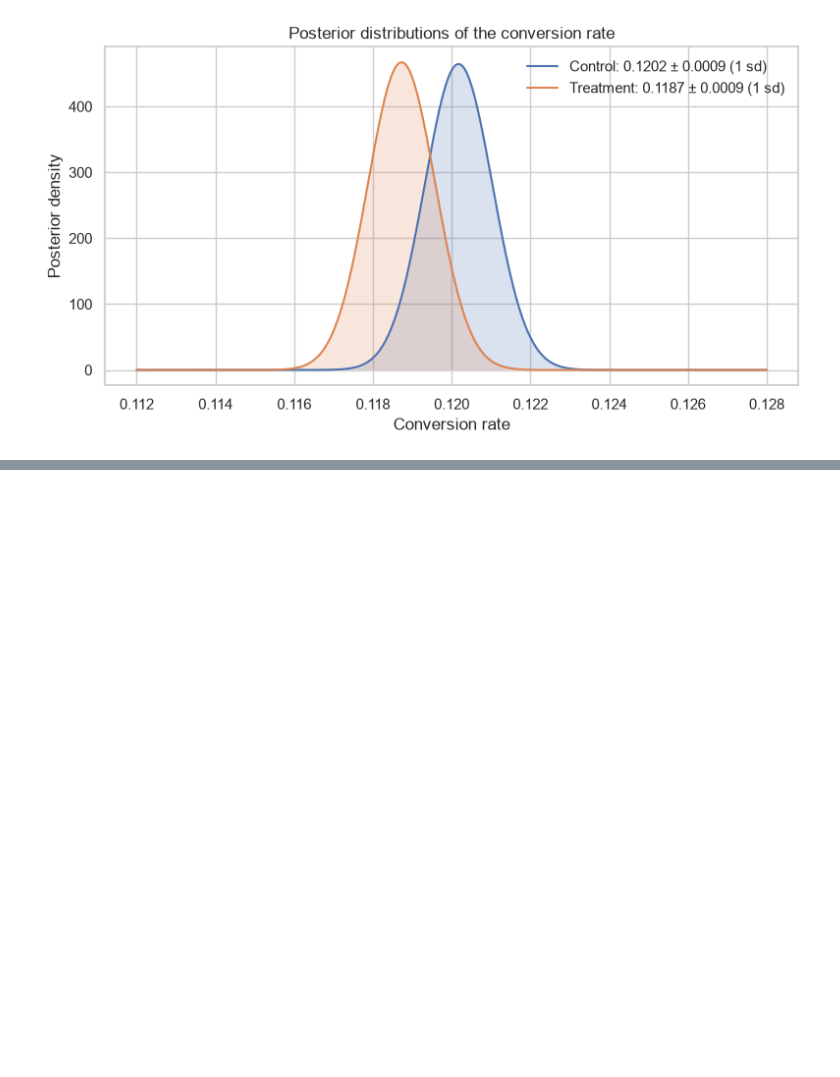
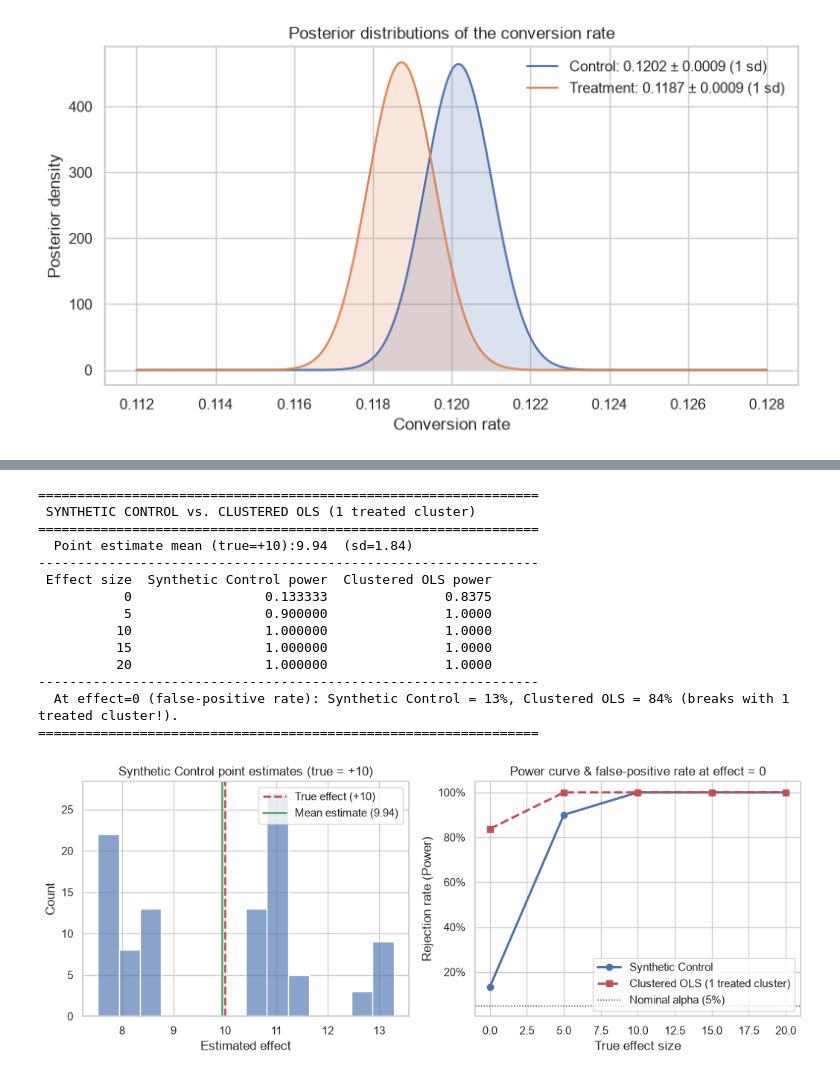
Before and after one commit to matheusbuniotto/ab-test-analytics, a Jupyter notebook: analysis.ipynb, the cells around one changed output, grey strips where cells are left out. Cells and saved outputs as stored; diff of their text form; code cells hidden in the pictures; blank space fills up the shorter version.

```diff
--- a/analysis.ipynb
+++ b/analysis.ipynb
@@ -176,0 +215,18 @@ All three approaches agree:
+# %%
+sc_power = run_synthetic_control_example()
+# %% [output]
+================================================================
+ SYNTHETIC CONTROL vs. CLUSTERED OLS (1 treated cluster)
+================================================================
+  Point estimate mean (true=+10):9.94  (sd=1.84)
+----------------------------------------------------------------
+ Effect size  Synthetic Control power  Clustered OLS power
+           0                 0.133333               0.8375
+           5                 0.900000               1.0000
+          10                 1.000000               1.0000
+          15                 1.000000               1.0000
+          20                 1.000000               1.0000
+----------------------------------------------------------------
+  At effect=0 (false-positive rate): Synthetic Control = 13%, Clustered OLS = 84% (breaks with 1 treated cluster!).
+================================================================
+[figure, added]
```
Also changed, not shown: parts of 9 cells of this notebook, 5 other files.
